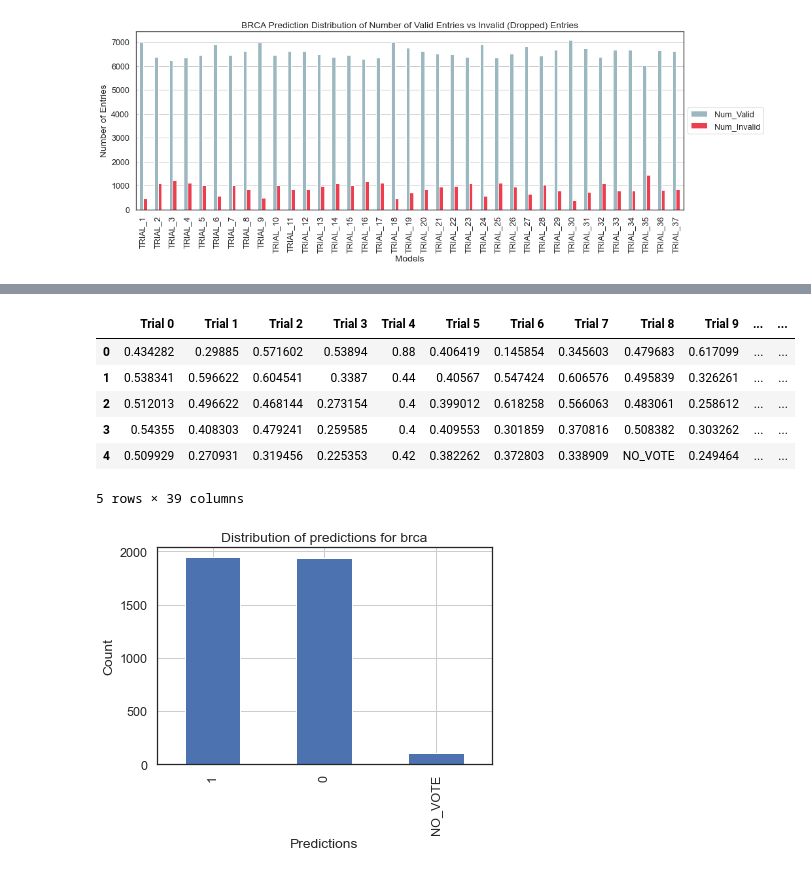
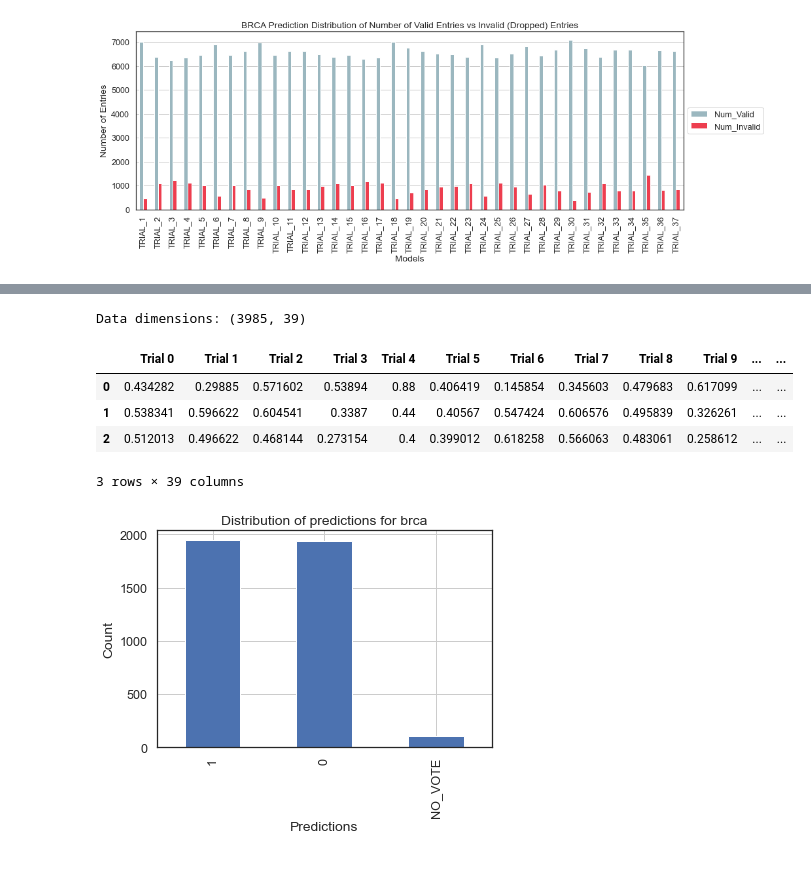
Before and after one commit to ibrahimberb/Predicting-Mutation-Effects, a Jupyter notebook: src/PredatorStudy_BRCA.ipynb, the cells around one changed output, grey strips where cells are left out. Saved outputs shown, nothing was run; the diff lists cells and outputs as text; code cells hidden in the pictures.

```diff
--- a/src/PredatorStudy_BRCA.ipynb
+++ b/src/PredatorStudy_BRCA.ipynb
@@ -467,9 +137,0 @@ predator.set_determined_feature_set(determined_feature_set)
-# %%
-predator.run_hyperparameter_search(
-    n_iter=1,
-    n_repeats_cv=1,
-    n_jobs=4,
-    verbose=0,
-    search_type="randomized",
-    param_grid_level=0
-)
@@ -543,2 +137,0 @@ For each experiment, the **hyper-tuned** models are fitted with 80% of training
-# %%
-predator.run_evaluate_valid(models_type='feature_selected')
@@ -575,2 +137,0 @@ visualize_accuracy_metrics(
-# %%
-predator.run_evaluate_valid(models_type='tuned')
@@ -728,2 +137,0 @@ For each experiment, the **hyper-tuned** models are fitted with **all of trainin
-# %%
-predator.fit_finalized_models()
@@ -1141,14 +469,13 @@ Accessible from predictions.['brca_prediction_results']
 Accessible from predictions.['brca_prediction_results_no_votes_dropped']
 # %%
-predator.predictions['brca_predictions_prob_data'].head()
+display_data(predator.predictions['brca_predictions_prob_data'])
 # %% [output]
+Data dimensions: (3985, 39)
 |  | Trial 0 | Trial 1 | Trial 2 | Trial 3 | Trial 4 | Trial 5 | Trial 6 | Trial 7 | Trial 8 | Trial 9 | ... | ... |
 | 0 | 0.434282 | 0.29885 | 0.571602 | 0.53894 | 0.88 | 0.406419 | 0.145854 | 0.345603 | 0.479683 | 0.617099 | ... | ... |
 | 1 | 0.538341 | 0.596622 | 0.604541 | 0.3387 | 0.44 | 0.40567 | 0.547424 | 0.606576 | 0.495839 | 0.326261 | ... | ... |
 | 2 | 0.512013 | 0.496622 | 0.468144 | 0.273154 | 0.4 | 0.399012 | 0.618258 | 0.566063 | 0.483061 | 0.258612 | ... | ... |
-| 3 | 0.54355 | 0.408303 | 0.479241 | 0.259585 | 0.4 | 0.409553 | 0.301859 | 0.370816 | 0.508382 | 0.303262 | ... | ... |
-| 4 | 0.509929 | 0.270931 | 0.319456 | 0.225353 | 0.42 | 0.382262 | 0.372803 | 0.338909 | NO_VOTE | 0.249464 | ... | ... |
-5 rows × 39 columns
+3 rows × 39 columns
 # %%
 predator.predictions.plot_ensemble_prediction_distribution("brca")
 # %% [output]
```
Also changed, not shown: parts of 132 cells of this notebook.
